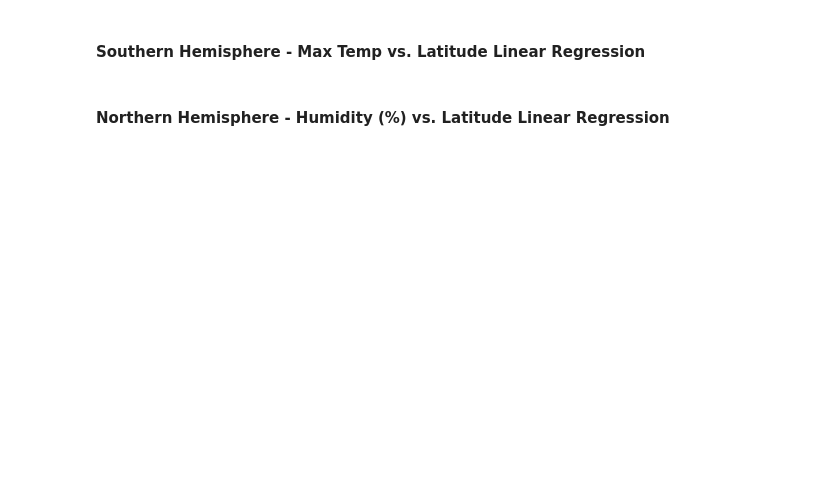
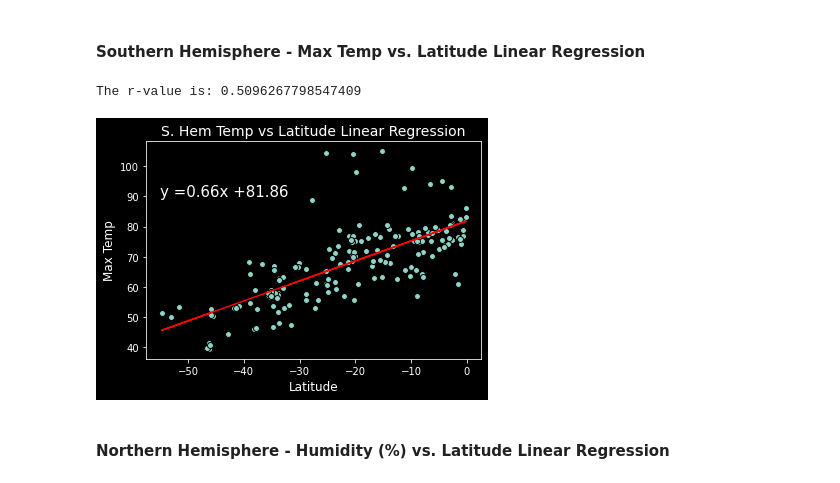
Before and after one commit to cheyroseflammer/python-api-challege, a Jupyter notebook: WeatherPy.ipynb, the cells around one changed output. Cells and saved outputs as stored; diff of their text form; code cells hidden in the pictures; blank space fills up the shorter version.

```diff
--- a/WeatherPy.ipynb
+++ b/WeatherPy.ipynb
@@ -273,4 +301,12 @@ plt.show()
 # %% [markdown]
 ####  Southern Hemisphere - Max Temp vs. Latitude Linear Regression
+# %%
+x_values = south_df['Latitude']
+y_values = south_df['Max Temperature']
+plt.title('S. Hem Temp vs Latitude Linear Regression', fontsize=14)
+linreg(x_values, y_values, 'Max Temp', (-55, 90))
+# %% [output]
+The r-value is: 0.5096267798547409
+[figure, added]
 # %% [markdown]
 ####  Northern Hemisphere - Humidity (%) vs. Latitude Linear Regression
```
Also changed, not shown: parts of 8 cells of this notebook.
